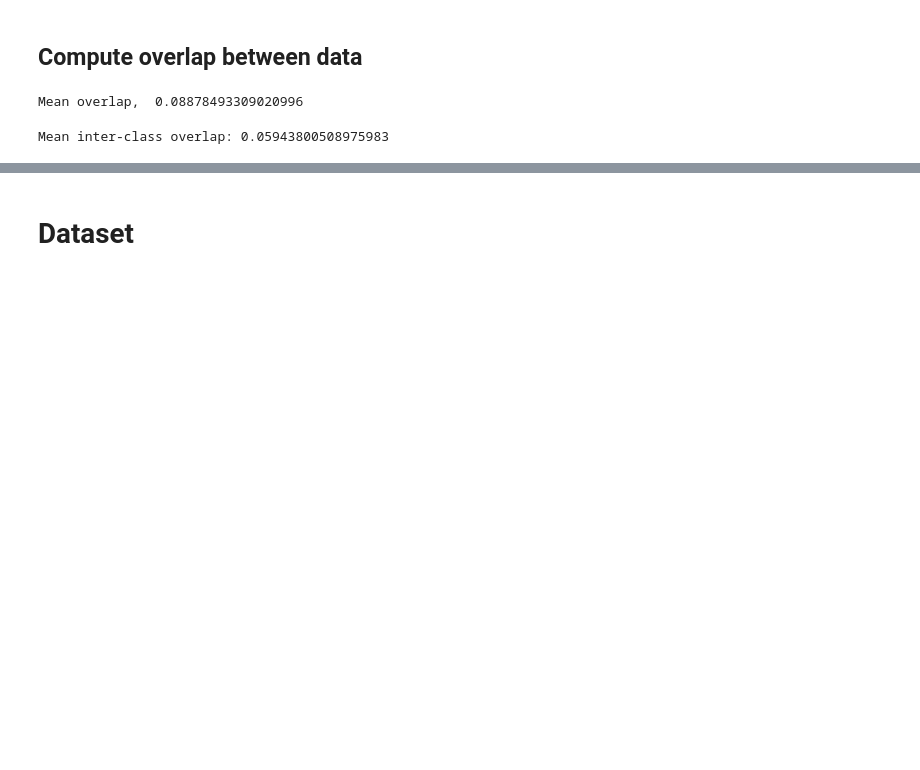
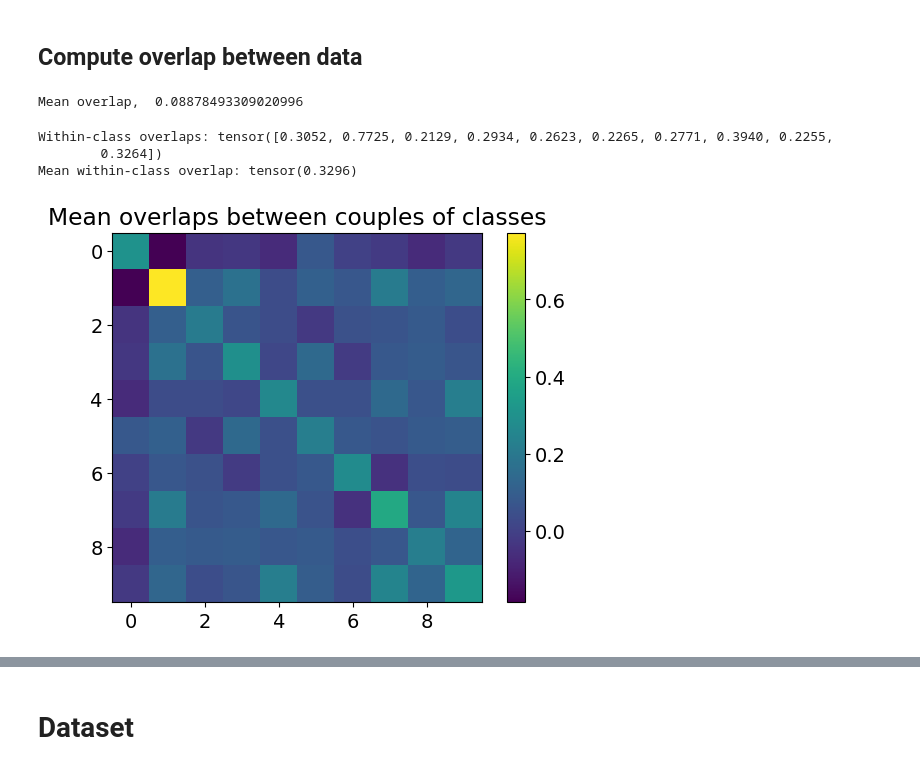
Before and after one commit to Francill99/PseudoLikelihood_Analysis, a Jupyter notebook: MNIST_binary_experiment.ipynb, the cells around one changed output, grey strips where cells are left out. Cells and saved outputs as stored; diff of their text form; code cells hidden in the pictures; blank space fills up the shorter version.

Commit message:
Updates Binarized MNIST

```diff
--- a/MNIST_binary_experiment.ipynb
+++ b/MNIST_binary_experiment.ipynb
@@ -1103,36 +1089,48 @@ print("Mean overlap, ", mean_overlap.item())
 # %% [output]
 Mean overlap,  0.08878493309020996
 # %%
-import torch
-
-# images_binarized: shape (B, N), entries in {-1, +1}
-# labels: shape (B,)
-
-data = torch.as_tensor(images_binarized, dtype=torch.float32)
 y = torch.as_tensor(labels)
 
-B, N = data.shape
-classes = torch.unique(y, sorted=True)
-
+classes = torch.tensor([0,1,2,3,4,5,6,7,8,9])
 class_sums = []
 class_counts = []
 
 for c in classes:
-    x_c = data[y == c]
-    class_sums.append(x_c.sum(dim=0))
-    class_counts.append(x_c.shape[0])
+    x_c = data[y == c] # select only data of class c
+    class_sums.append(x_c.sum(dim=0)) #sum all spins in all data of that class
+    class_counts.append(x_c.shape[0]) #number of elements in each class
 
 class_sums = torch.stack(class_sums)                  # shape (C, N)
 class_counts = torch.tensor(class_counts).float()     # shape (C,)
 
-dot_matrix = class_sums @ class_sums.T               # (C, C)
+dot_matrix = class_sums @ class_sums.T               # (C, C) compute overlap between every couple of classes
 
-denom = N * class_counts[:, None] * class_counts[None, :]
+denom = N * class_counts[:, None] * class_counts[None, :] # correct normalization for overlaps
+
 overlap_matrix = dot_matrix / denom
 
-mask = ~torch.eye(len(classes), dtype=torch.bool)
-mean_interclass_overlap = overlap_matrix[mask].mean()
+plt.imshow(overlap_matrix)
+plt.colorbar()
+plt.title("Mean overlaps between couples of classes")
 
-print("Mean inter-class overlap:", mean_interclass_overlap.item())
+within_class = []
+
+for c in classes:
+    x_c = data[y == c]
+    Bc = x_c.shape[0]
+
+    dot = x_c @ x_c.T  # compute overlaps between couples in the same class
+    mask = ~torch.eye(Bc, dtype=torch.bool)  # remove the diagonal (self-overlap)
+
+    overlap = dot[mask] / N
+    within_class.append(overlap.mean())
+
+within_class = torch.tensor(within_class)
+
+print("Within-class overlaps:", within_class)
+print("Mean within-class overlap:", within_class.mean())
 # %% [output]
-Mean inter-class overlap: 0.05943800508975983
+Within-class overlaps: tensor([0.3052, 0.7725, 0.2129, 0.2934, 0.2623, 0.2265, 0.2771, 0.3940, 0.2255,
+        0.3264])
+Mean within-class overlap: tensor(0.3296)
+[figure, added]
```
Also changed, not shown: parts of 9 cells of this notebook, 10 other files.
